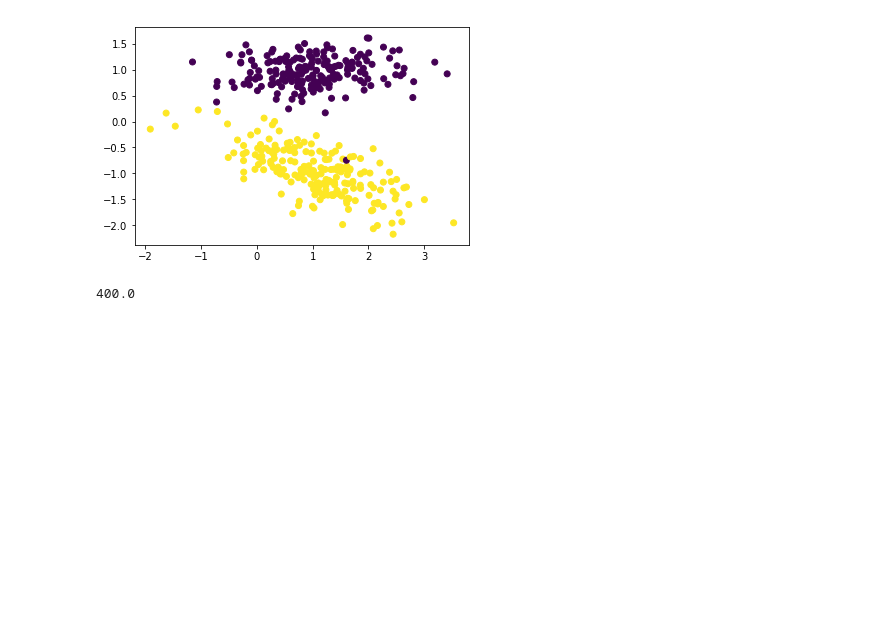
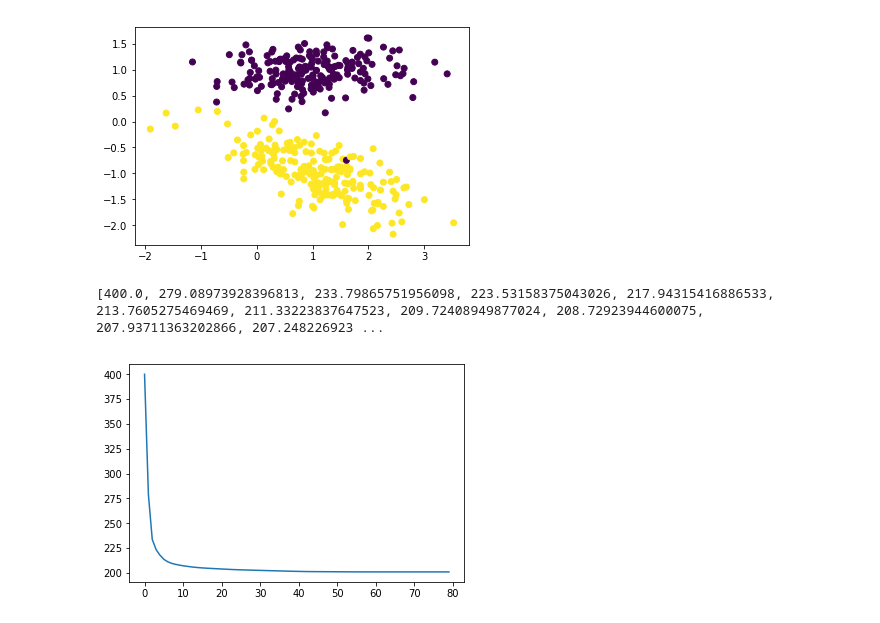
Before and after one commit to deepanshu2301/MachineLearning, a Jupyter notebook: SVM.ipynb, the cells around one changed output. Drawn from its saved outputs; the diff is of its cells as text; code cells hidden in the pictures; blank space fills up the shorter version.

```diff
--- a/SVM.ipynb
+++ b/SVM.ipynb
@@ -78,6 +97,13 @@ class SVM:
 # %%
 mySVM = SVM()
 # %%
-mySVM.fit(X,Y)
+W,b,losses=mySVM.fit(X,Y,maxItr=80)
-# %% [output]
-400.0
+# %%
+print(losses)
+# %% [output]
+[400.0, 279.08973928396813, 233.79865751956098, 223.53158375043026, 217.94315416886533, 213.7605275469469, 211.33223837647523, 209.72408949877024, 208.72923944600075, 207.93711363202866, 207.248226923 ...
+# %%
+plt.plot(losses)
+plt.show()
+# %% [output]
+[figure, added]
```
Also changed, not shown: parts of 1 cell of this notebook.
